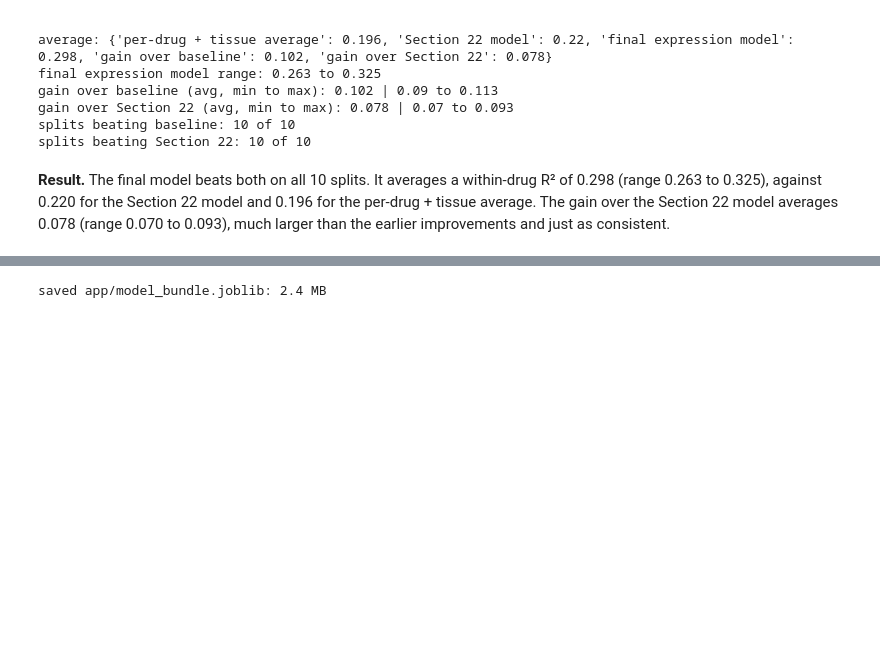
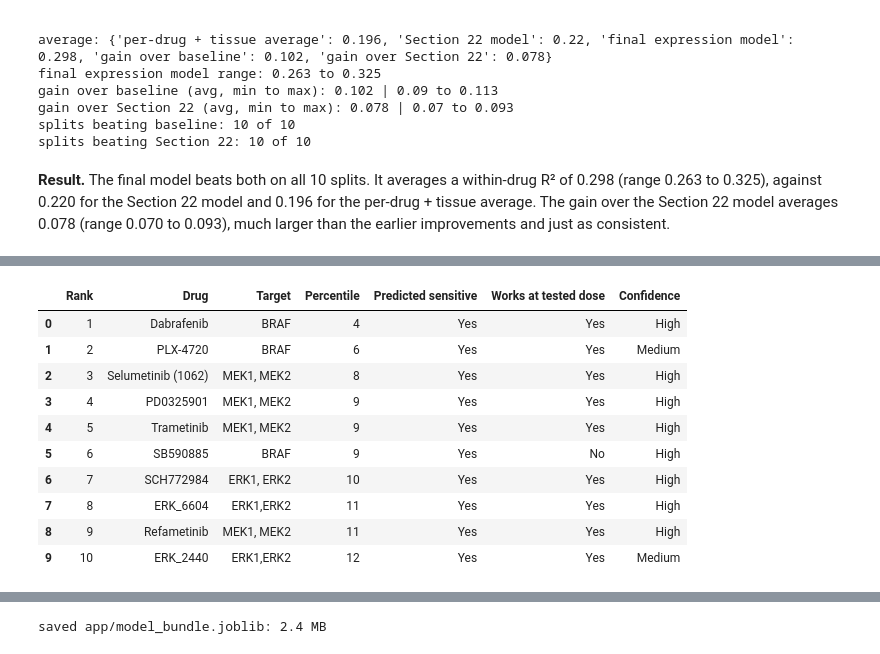
Before and after one commit to Mika1904/sentinel, a Jupyter notebook: Project_Code/Team_Sentinel_Health_AI.ipynb, the cells around one changed output, grey strips where cells are left out. Saved outputs shown, nothing was run; the diff lists cells and outputs as text; code cells hidden in the pictures; blank space fills up the shorter version.

Commit message:
Add a potency check and clearer labels for unnamed compounds

```diff
--- a/Project_Code/Team_Sentinel_Health_AI.ipynb
+++ b/Project_Code/Team_Sentinel_Health_AI.ipynb
@@ -2782,0 +2793,85 @@ splits beating Section 22: 10 of 10
+# %%
+max_conc = response.set_index(["SANGER_MODEL_ID", "DRUG_ID"])["MAX_CONC"]
+drug_max_conc = response.groupby("DRUG_ID")["MAX_CONC"].median()
+
+def works_at_dose(drug_ids, preds):
+    # predicted IC50 below the drug's highest tested concentration
+    return np.asarray(preds) < np.log(pd.Series(drug_ids).map(drug_max_conc).values)
+
+def lab_active(part):
+    return part["LN_IC50"].values < np.log(part.set_index(["SANGER_MODEL_ID", "DRUG_ID"]).index.map(max_conc).to_numpy(dtype=float))
+
+def top10_rates(part, percentile, works, sensitive, active, works_first):
+    table = pd.DataFrame({"line": part["SANGER_MODEL_ID"].values, "percentile": percentile, "works": works,
+                          "sensitive": sensitive, "active": active,
+                          "nci": part["DRUG_NAME"].str.fullmatch(r"\d+").values})
+    if works_first:
+        table = table.sort_values(["works", "percentile"], ascending=[False, True], kind="stable")
+    else:
+        table = table.sort_values("percentile", kind="stable")
+    top = table.groupby("line").head(10).groupby("line")
+    return {"truly sensitive (%)": 100 * top["sensitive"].mean().mean(),
+            "active at tested doses (%)": 100 * top["active"].mean().mean(),
+            "NCI compounds in top 10 (%)": 100 * top["nci"].mean().mean()}
+
+potency_cv = []
+for f in cached_folds:
+    fit_part, val_part = train.iloc[f["fit_idx"]], train.iloc[f["val_idx"]]
+    pred = oof_pred[oof_all["fold"].values == f["fold"]]
+    sorted_fit = {d: np.sort(v.values) for d, v in fit_part.groupby("DRUG_ID")["LN_IC50"]}
+    percentile = [100 * np.searchsorted(sorted_fit[d], p) / len(sorted_fit[d]) for d, p in zip(val_part["DRUG_ID"], pred)]
+    sensitive = val_part["LN_IC50"].values <= val_part["DRUG_ID"].map(fit_part.groupby("DRUG_ID")["LN_IC50"].quantile(0.20)).values
+    works = works_at_dose(val_part["DRUG_ID"].values, pred)
+    for works_first in [False, True]:
+        potency_cv.append({"ranking": "works at tested dose first" if works_first else "percentile only",
+                           **top10_rates(val_part, percentile, works, sensitive, lab_active(val_part), works_first)})
+potency_cv = pd.DataFrame(potency_cv).groupby("ranking", sort=False).mean().round(1)
+print("Cross-validation on training cell lines (average of 3 folds):")
+print(potency_cv.to_string())
+
+hit_drop = potency_cv.loc["percentile only", "truly sensitive (%)"] - potency_cv.loc["works at tested dose first", "truly sensitive (%)"]
+active_gain = potency_cv.loc["works at tested dose first", "active at tested doses (%)"] - potency_cv.loc["percentile only", "active at tested doses (%)"]
+POTENCY_PASS = bool(active_gain > 0 and hit_drop <= 2)
+print(f"\nactive share change: {active_gain:+.1f} points | truly sensitive change: {-hit_drop:+.1f} points | PASS: {POTENCY_PASS}")
+
+test_percentile = drug_percentile(test["DRUG_ID"], pred_expr_final)
+test_works = works_at_dose(test["DRUG_ID"].values, pred_expr_final)
+potency_test = pd.DataFrame([
+    {"ranking": "percentile only", **top10_rates(test, test_percentile, test_works, actual_sensitive == 1, lab_active(test), False)},
+    {"ranking": "works at tested dose first", **top10_rates(test, test_percentile, test_works, actual_sensitive == 1, lab_active(test), True)},
+]).set_index("ranking").round(1)
+print("\nTest cell lines:")
+print(potency_test.to_string())
+
+# clearer labels for unnamed compounds and missing targets
+nci = drug_info["DRUG_NAME"].str.fullmatch(r"\d+")
+drug_info["label"] = drug_info["label"].where(~nci, "NSC " + drug_info["DRUG_NAME"] + " (NCI compound)")
+pathway = response.groupby("DRUG_ID")["PATHWAY_NAME"].first()
+missing = drug_info["PUTATIVE_TARGET"] == "not listed"
+drug_info.loc[missing, "PUTATIVE_TARGET"] = [p + " (pathway)" if isinstance(p, str) and p != "Unclassified" else "not listed"
+                                             for p in pathway.reindex(drug_info.index[missing])]
+
+def rank_drugs(pred, top=10):
+    works = works_at_dose(DRUGS, pred)
+    table = pd.DataFrame({
+        "DRUG_ID": DRUGS,
+        "name": drug_info.loc[DRUGS, "DRUG_NAME"].values,
+        "Drug": drug_info.loc[DRUGS, "label"].values,
+        "Target": drug_info.loc[DRUGS, "PUTATIVE_TARGET"].values,
+        "Percentile": drug_percentile(DRUGS, pred),
+        "Predicted sensitive": np.where(pred <= flag_cutoff.reindex(DRUGS).values, "Yes", "No"),
+        "Works at tested dose": np.where(works, "Yes", "No"),
+        "Confidence": confidence.reindex(DRUGS).values,
+    })
+    if POTENCY_PASS:
+        table = table.sort_values(["Works at tested dose", "Percentile"], ascending=[False, True], kind="stable")
+    else:
+        table = table.sort_values("Percentile", kind="stable")
+    table = table.drop_duplicates("name").drop(columns="name")
+    table = table.head(top).reset_index(drop=True)
+    table["Percentile"] = table["Percentile"].round().astype(int)
+    table.insert(0, "Rank", range(1, len(table) + 1))
+    return table
+
+display(shortlist(*test_line_profile("SK-MEL-3"), model_id=test_line_model_id("SK-MEL-3")).drop(columns="DRUG_ID"))
+# %% [output]
@@ -2782,0 +2891,11 @@ splits beating Section 22: 10 of 10
+|  | Rank | Drug | Target | Percentile | Predicted sensitive | Works at tested dose | Confidence |
+| 0 | 1 | Dabrafenib | BRAF | 4 | Yes | Yes | High |
+| 1 | 2 | PLX-4720 | BRAF | 6 | Yes | Yes | Medium |
+| 2 | 3 | Selumetinib (1062) | MEK1, MEK2 | 8 | Yes | Yes | High |
+| 3 | 4 | PD0325901 | MEK1, MEK2 | 9 | Yes | Yes | High |
+| 4 | 5 | Trametinib | MEK1, MEK2 | 9 | Yes | Yes | High |
+| 5 | 6 | SB590885 | BRAF | 9 | Yes | No | High |
+| 6 | 7 | SCH772984 | ERK1, ERK2 | 10 | Yes | Yes | High |
+| 7 | 8 | ERK_6604 | ERK1,ERK2 | 11 | Yes | Yes | High |
+| 8 | 9 | Refametinib | MEK1, MEK2 | 11 | Yes | Yes | High |
+| 9 | 10 | ERK_2440 | ERK1,ERK2 | 12 | Yes | Yes | Medium |
```
Also changed, not shown: parts of 10 cells of this notebook, 3 other files.
